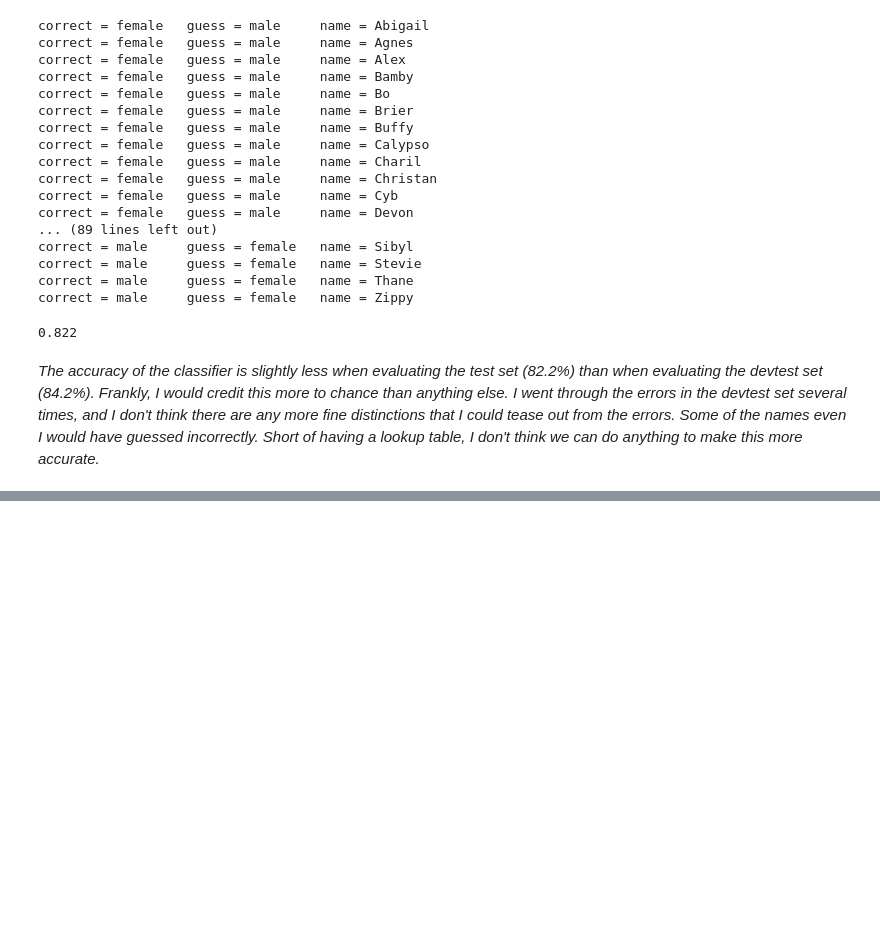
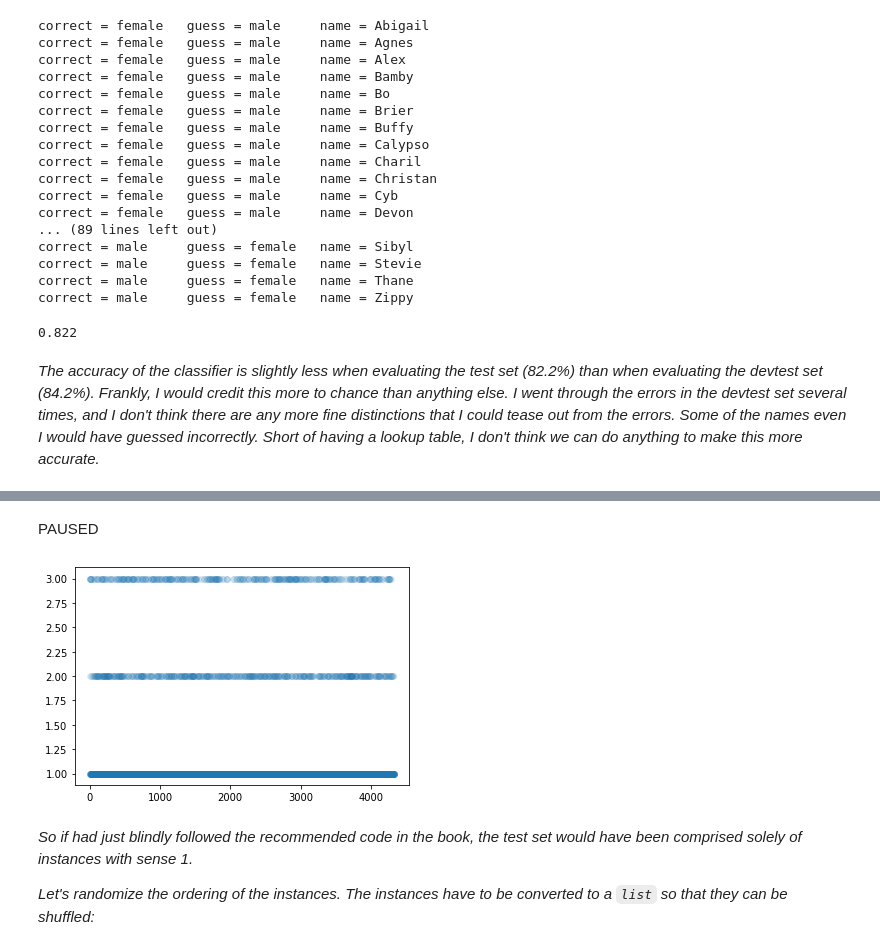
Before and after one commit to STRZGR/Natural-Language-Processing-with-Python-Analyzing-Text-with-the-Natural-Language-Toolkit, a Jupyter notebook: Chapter 06/NLTK Chapter 6 - Notes and Exercises.ipynb, the cells around one changed output, grey strips where cells are left out. Cells and saved outputs as stored; diff of their text form; code cells hidden in the pictures; blank space fills up the shorter version.

```diff
--- a/Chapter 06/NLTK Chapter 6 - Notes and Exercises.ipynb
+++ b/Chapter 06/NLTK Chapter 6 - Notes and Exercises.ipynb
@@ -1149,0 +1166,6 @@ print(nltk.classify.accuracy(classifier, test_set))
+# %% [markdown]
+PAUSED
+# %%
+from nltk.corpus import senseval
+import random
+instances = senseval.instances('hard.pos')
@@ -1149,0 +1174,13 @@ print(nltk.classify.accuracy(classifier, test_set))
+# %%
+senses = [instances[i].senses[0][4] for i in range(len(instances))]
+# %%
+import matplotlib.pyplot as plt
+
+plt.scatter(range(len(instances)), senses, alpha = 0.1)
+plt.show()
+# %% [output]
+[figure, added]
+# %% [markdown]
+*So if had just blindly followed the recommended code in the book, the test set would have been comprised solely of instances with sense 1.*
+
+*Let's randomize the ordering of the instances.  The instances have to be converted to a `list` so that they can be shuffled:*
```
Also changed, not shown: parts of 56 cells of this notebook.
